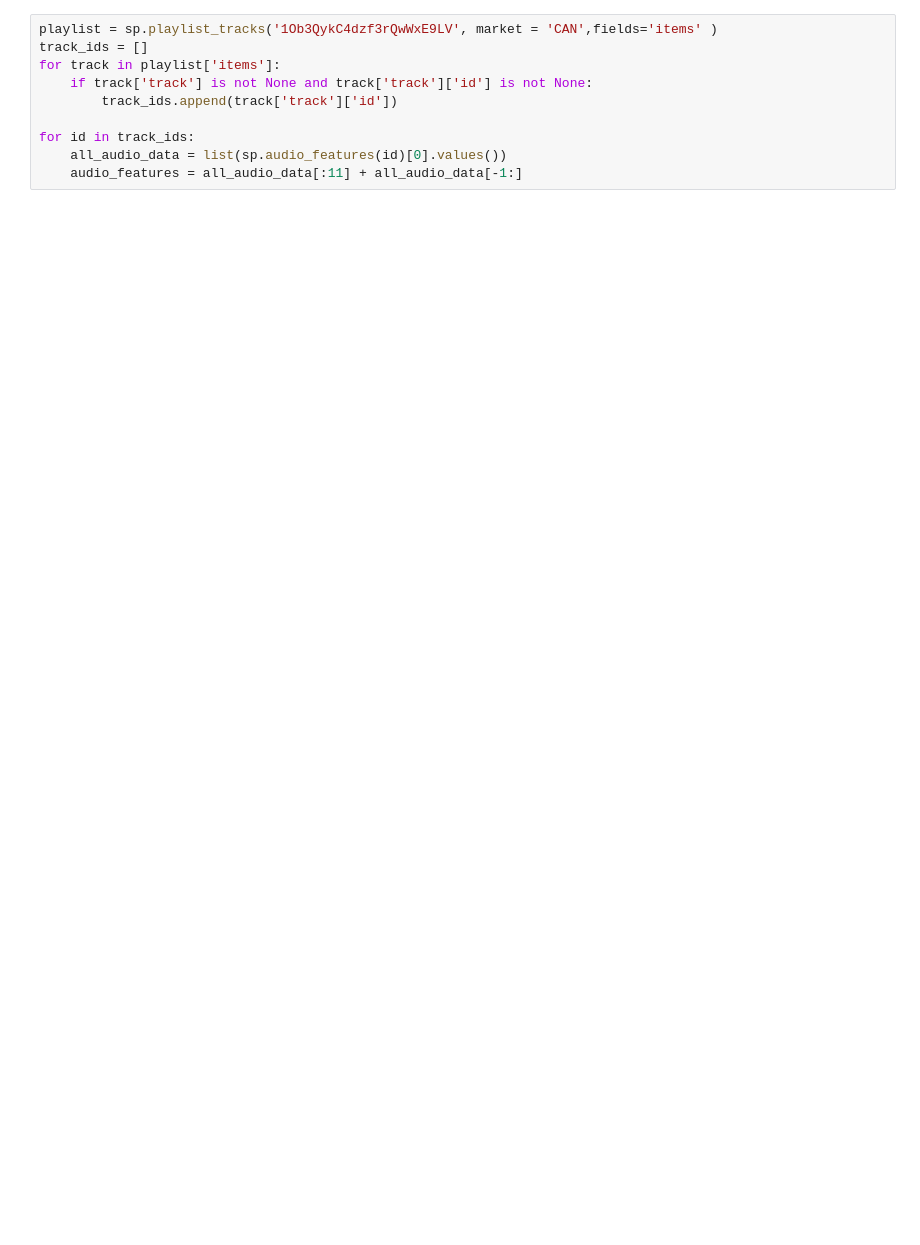
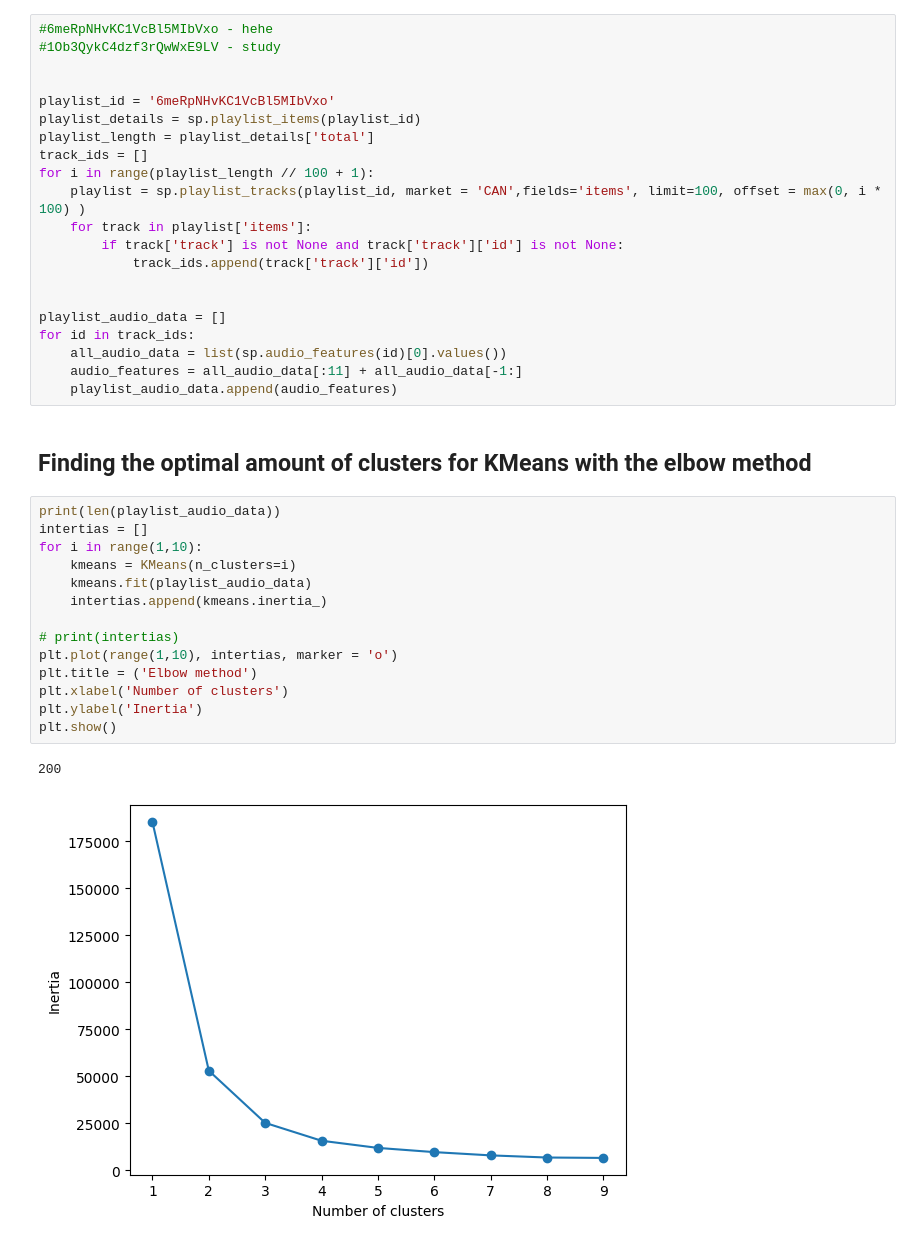
Before and after one commit to Jason10293/Audioscape, a Jupyter notebook: main.ipynb, the cells around one changed output. Cells and saved outputs as stored; diff of their text form; blank space fills up the shorter version.

Commit message:
feat: Implemented clustering of songs with KMeans Clustering fix: fixed bug where too few songs were pulled from input playlist

```diff
--- a/main.ipynb
+++ b/main.ipynb
@@ -15,12 +16,42 @@ sp = spotipy.Spotify(auth_manager=SpotifyOAuth(client_id=CLIENT_ID,
 chroma_client = chromadb.Client()
 collection = chroma_client.get_or_create_collection(name="spotify_data")
 # %%
-playlist = sp.playlist_tracks('1Ob3QykC4dzf3rQwWxE9LV', market = 'CAN',fields='items' )
+#6meRpNHvKC1VcBl5MIbVxo - hehe
+#1Ob3QykC4dzf3rQwWxE9LV - study
+
+
+playlist_id = '6meRpNHvKC1VcBl5MIbVxo'
+playlist_details = sp.playlist_items(playlist_id)
+playlist_length = playlist_details['total']
 track_ids = []
-for track in playlist['items']:
-    if track['track'] is not None and track['track']['id'] is not None:
-        track_ids.append(track['track']['id'])
+for i in range(playlist_length // 100 + 1):
+    playlist = sp.playlist_tracks(playlist_id, market = 'CAN',fields='items', limit=100, offset = max(0, i * 100) )
+    for track in playlist['items']:
+        if track['track'] is not None and track['track']['id'] is not None:
+            track_ids.append(track['track']['id'])
 
+
+playlist_audio_data = []
 for id in track_ids:
     all_audio_data = list(sp.audio_features(id)[0].values())
     audio_features = all_audio_data[:11] + all_audio_data[-1:]
+    playlist_audio_data.append(audio_features)
+# %% [markdown]
+## Finding the optimal amount of clusters for KMeans with the elbow method
+# %%
+print(len(playlist_audio_data))
+intertias = []
+for i in range(1,10):
+    kmeans = KMeans(n_clusters=i)
+    kmeans.fit(playlist_audio_data)
+    intertias.append(kmeans.inertia_)
+
+# print(intertias)
+plt.plot(range(1,10), intertias, marker = 'o')
+plt.title = ('Elbow method')
+plt.xlabel('Number of clusters')
+plt.ylabel('Inertia')
+plt.show()
+# %% [output]
+200
+[figure, added]
```
Also changed, not shown: parts of 4 cells of this notebook, 2 other files.
